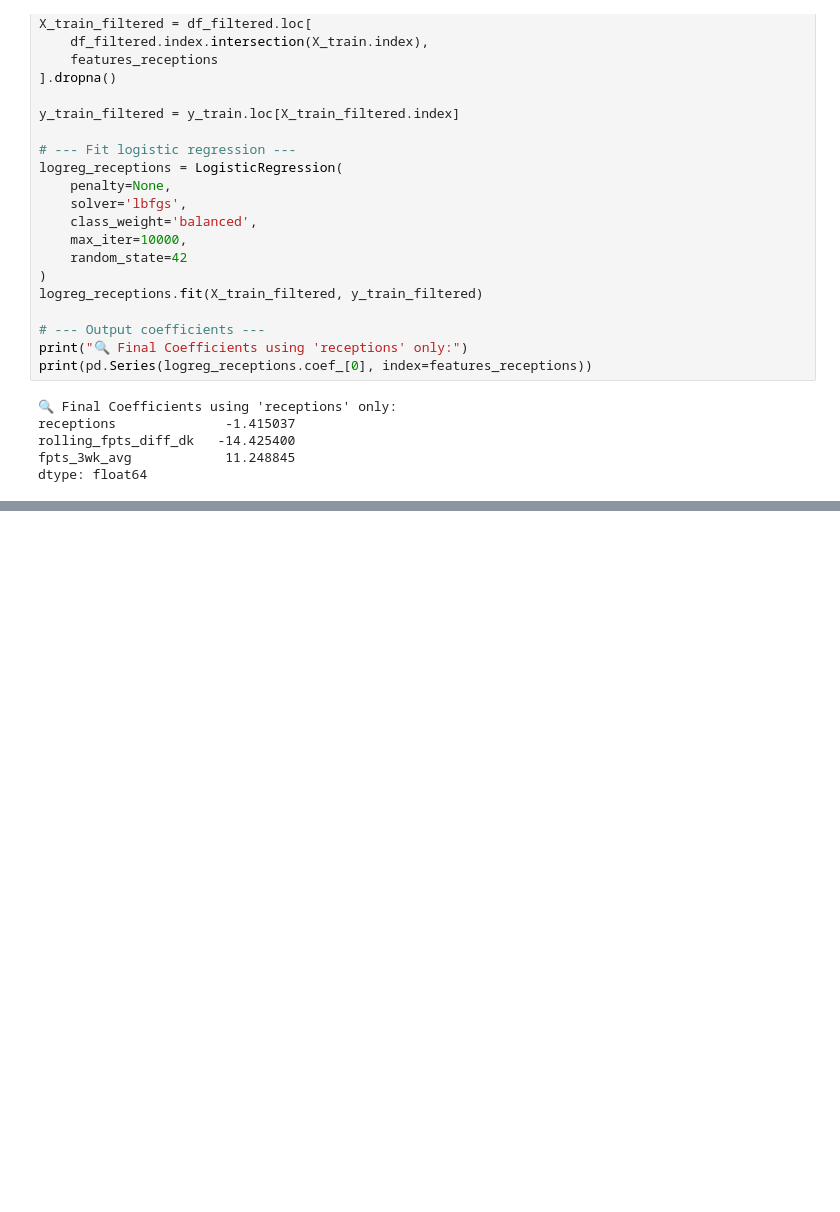
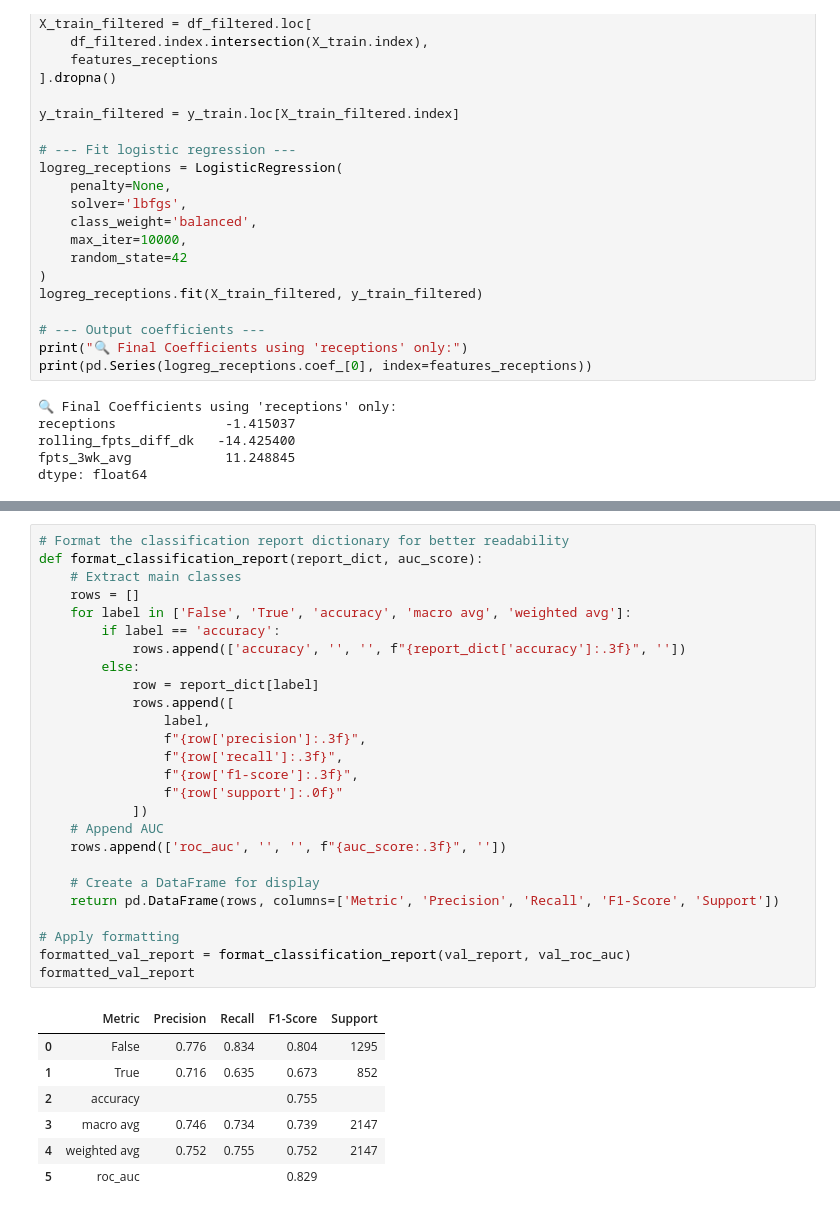
Before and after one commit to ARCtechmo/fanfav, a Jupyter notebook: wr_class_prob_model_dev.ipynb, the cells around one changed output, grey strips where cells are left out. Cells and saved outputs as stored; diff of their text form; blank space fills up the shorter version.

```diff
--- a/wr_class_prob_model_dev.ipynb
+++ b/wr_class_prob_model_dev.ipynb
@@ -752,0 +1009,34 @@ dtype: float64
+# %%
+# Format the classification report dictionary for better readability
+def format_classification_report(report_dict, auc_score):
+    # Extract main classes
+    rows = []
+    for label in ['False', 'True', 'accuracy', 'macro avg', 'weighted avg']:
+        if label == 'accuracy':
+            rows.append(['accuracy', '', '', f"{report_dict['accuracy']:.3f}", ''])
+        else:
+            row = report_dict[label]
+            rows.append([
+                label,
+                f"{row['precision']:.3f}",
+                f"{row['recall']:.3f}",
+                f"{row['f1-score']:.3f}",
+                f"{row['support']:.0f}"
+            ])
+    # Append AUC
+    rows.append(['roc_auc', '', '', f"{auc_score:.3f}", ''])
+
+    # Create a DataFrame for display
+    return pd.DataFrame(rows, columns=['Metric', 'Precision', 'Recall', 'F1-Score', 'Support'])
+
+# Apply formatting
+formatted_val_report = format_classification_report(val_report, val_roc_auc)
+formatted_val_report
+# %% [output]
+|  | Metric | Precision | Recall | F1-Score | Support |
+| 0 | False | 0.776 | 0.834 | 0.804 | 1295 |
+| 1 | True | 0.716 | 0.635 | 0.673 | 852 |
+| 2 | accuracy |  |  | 0.755 |  |
+| 3 | macro avg | 0.746 | 0.734 | 0.739 | 2147 |
+| 4 | weighted avg | 0.752 | 0.755 | 0.752 | 2147 |
+| 5 | roc_auc |  |  | 0.829 |  |
```
Also changed, not shown: parts of 25 cells of this notebook.
